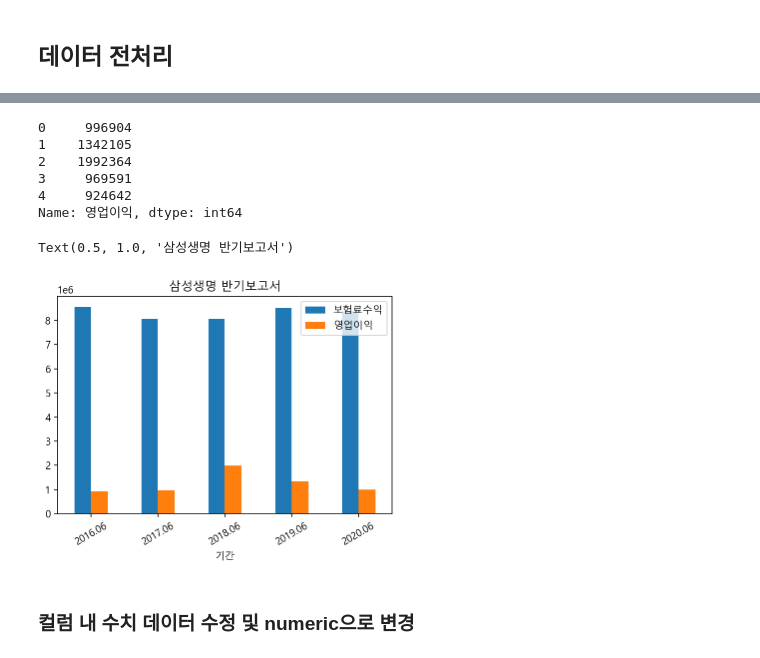
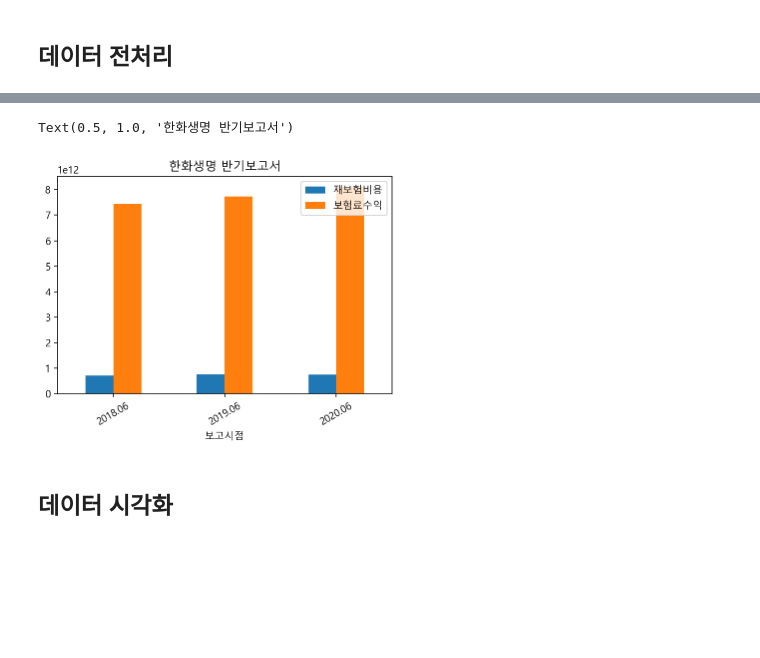
Before and after one commit to actpjk/python_workspace, a Jupyter notebook: Project/Project4_DART_API/DART_API.ipynb, the cells around one changed output, grey strips where cells are left out. Drawn from its saved outputs; the diff is of its cells as text; code cells hidden in the pictures; blank space fills up the shorter version.

```diff
--- a/Project/Project4_DART_API/DART_API.ipynb
+++ b/Project/Project4_DART_API/DART_API.ipynb
@@ -59,10 +54,13 @@ dart_list_selected.head(1)
 # %%
 corp_nms = list(dart_list_selected['corp_name'])
-corp_nm = corp_nms[0] # 회사 이름 : 삼성생명
+corp_nm = corp_nms[0] # 회사 이름
 
 report_nms = list(dart_list_selected['report_nm'])
 report_nm = report_nms[0] # 리포트 이름 : 반기보고서 (2020.09)
 
+search_df_nms = ['포괄손익계산서','재무상태표','현금흐름표','자본변동표']
+search_df_nm = f'{corp_nm} {search_df_nms[0]}' # 분석하려는 보고서 유형
+
 rcept_nos = list(dart_list_selected['rcept_no'])
 # %%
 date_list = list(dart_list_selected['report_nm'].str.split(' ').str[-1])
@@ -146,8 +144,6 @@ data_to_csv(urls)
 # %% [markdown]
 ## merge 위해 데이터 수정
 # %%
-search_df_nm = '포괄손익계산서'
-
 data_list = os.listdir()
 
 match_list = list()
@@ -236,4 +296,5 @@ df_merge_t.to_csv('{}.csv'.format('병합 파일'), encoding='utf-8-sig')
 # %%
-df = pd.read_csv('./병합 파일.csv')
+df = pd.read_csv("./{}_{}_통합파일.csv".format(search_df_nm,report_type_selected))
 # %%
-df = df.rename(columns={'Unnamed: 0':'기간'}).copy()
+df = df.rename(columns={'Unnamed: 0':'보고시점'}).copy()
+df['보고시점'] = df.iloc[:,0].str.replace('-01','')
@@ -250,9 +309,0 @@ df.head()
-# %%
-df.loc[:,'영업이익']
-# %% [output]
-0     996904
-1    1342105
-2    1992364
-3     969591
-4     924642
-Name: 영업이익, dtype: int64
@@ -263,7 +310,6 @@ df_selected = df.groupby('기간')[['보험료수익','영업이익']].mean()
 # %%
-df_selected.plot.bar(rot = 30).set_title('{} {}'.format(corp_nm, report_type_selected))
+g = df.groupby('보고시점')[['재보험비용','보험료수익']].mean()
+g.plot.bar(rot=30).set_title(f'{corp_nm} {report_type_selected}')
 # %% [output]
-Text(0.5, 1.0, '삼성생명 반기보고서')
+Text(0.5, 1.0, '한화생명 반기보고서')
-[figure, old version]
+[figure, new version]
-# %% [markdown]
-### 컬럼 내 수치 데이터 수정 및 numeric으로 변경
@@ -271,0 +318,2 @@ Text(0.5, 1.0, '삼성생명 반기보고서')
+# %% [markdown]
+## 데이터 시각화
```
Also changed, not shown: parts of 43 cells of this notebook, 5 other files.
